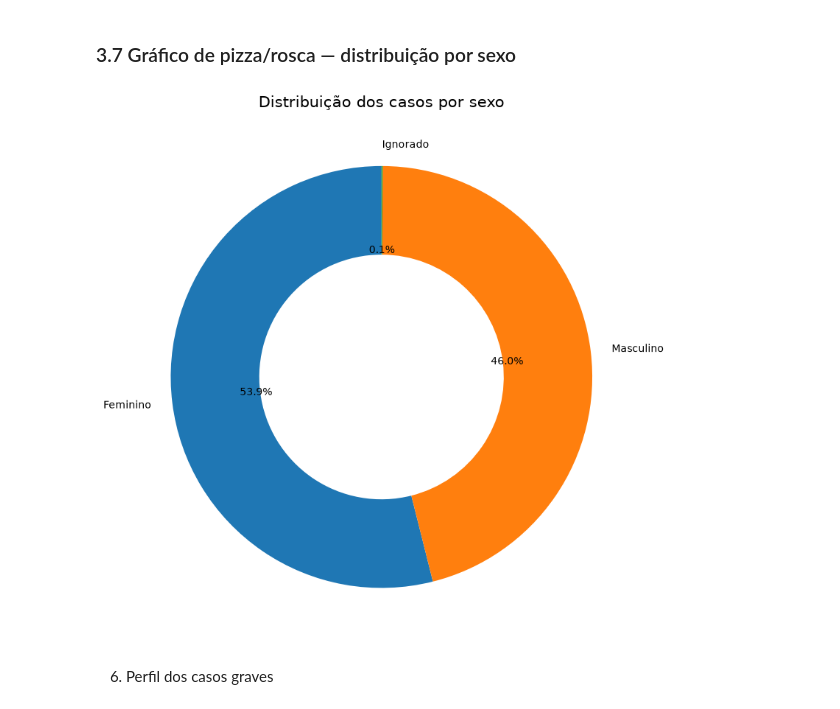
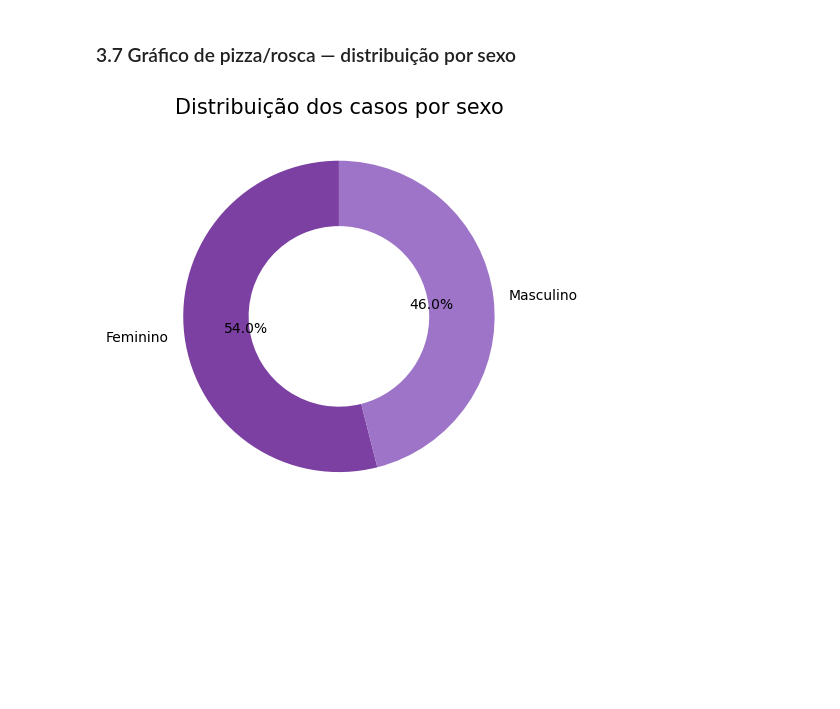
Before and after one commit to VannaGilio/medalhao_dengue, a Jupyter notebook: Notebook_2/dengue_26_melhorado.ipynb, the cells around one changed output. Cells and saved outputs as stored; diff of their text form; code cells hidden in the pictures; blank space fills up the shorter version.

```diff
--- a/Notebook_2/dengue_26_melhorado.ipynb
+++ b/Notebook_2/dengue_26_melhorado.ipynb
@@ -445,17 +432,14 @@ data_digitacao                                    0           0.000000
 # %%
 colunas = [
-    "ano",
-    "data_primeiros_sintomas",
     "idade",
     "sexo",
-    "raca",
     "gestante",
     "uf",
+    "data_primeiros_sintomas",
     "id_municipio_residencia",
     "classificacao_final",
     "hospitalizacao",
     "evolucao",
-    "duplicidade",
     "id_regional",
     "febre",
     "mialgia",
@@ -1073,31 +1278,35 @@ tabela_sintomas.sort_values(
 # %%
 mapa_sexo = {
     "F": "Feminino",
     "M": "Masculino",
     "I": "Ignorado"
 }
 
 sexo = (
     df_dengue["sexo"]
     .map(mapa_sexo)
     .value_counts()
 )
 
-fig, ax = plt.subplots(figsize=(8, 8))
+if "Ignorado" in sexo.index:
+    sexo = sexo.drop("Ignorado")
+
+cores_roxo = ["#7B40A1", "#9D74C7"]
+
+fig, ax = plt.subplots(figsize=(5, 5))
 
 ax.pie(
     sexo.values,
     labels=sexo.index,
     autopct="%1.1f%%",
     startangle=90,
+    colors=cores_roxo,
     wedgeprops={"width": 0.42}
 )
 
 ax.set_title("Distribuição dos casos por sexo")
 
 plt.tight_layout()
 plt.show()
 # %% [output]
-[figure, old version]
+[figure, new version]
-# %% [markdown]
-6. Perfil dos casos graves
```
Also changed, not shown: parts of 65 cells of this notebook.
